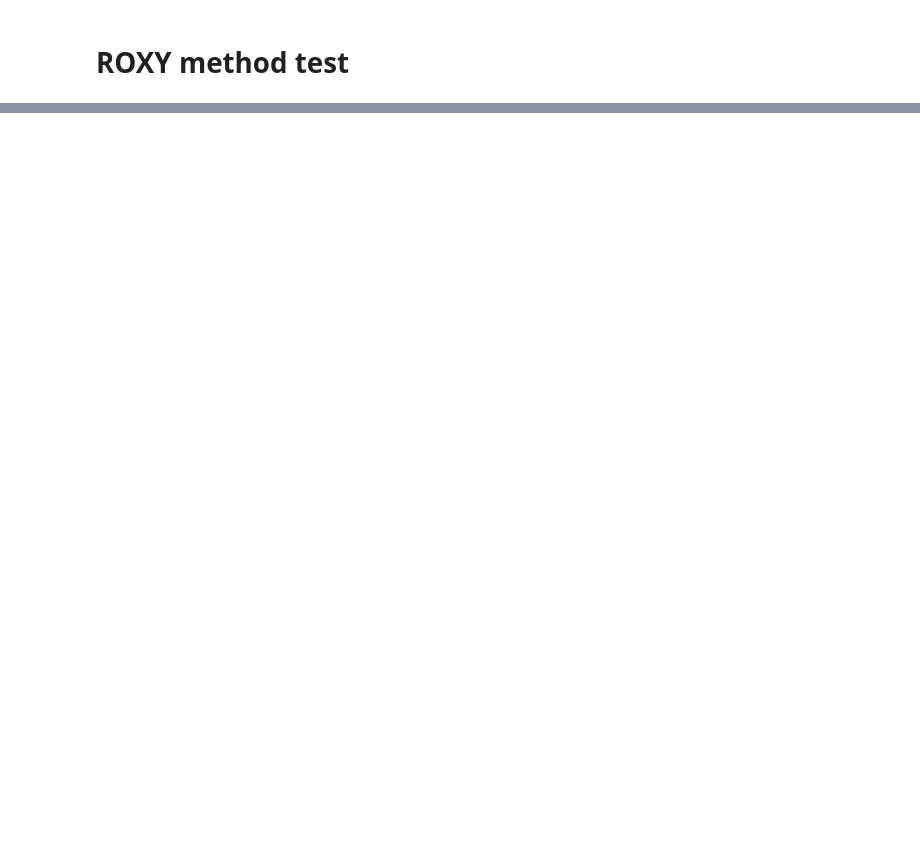
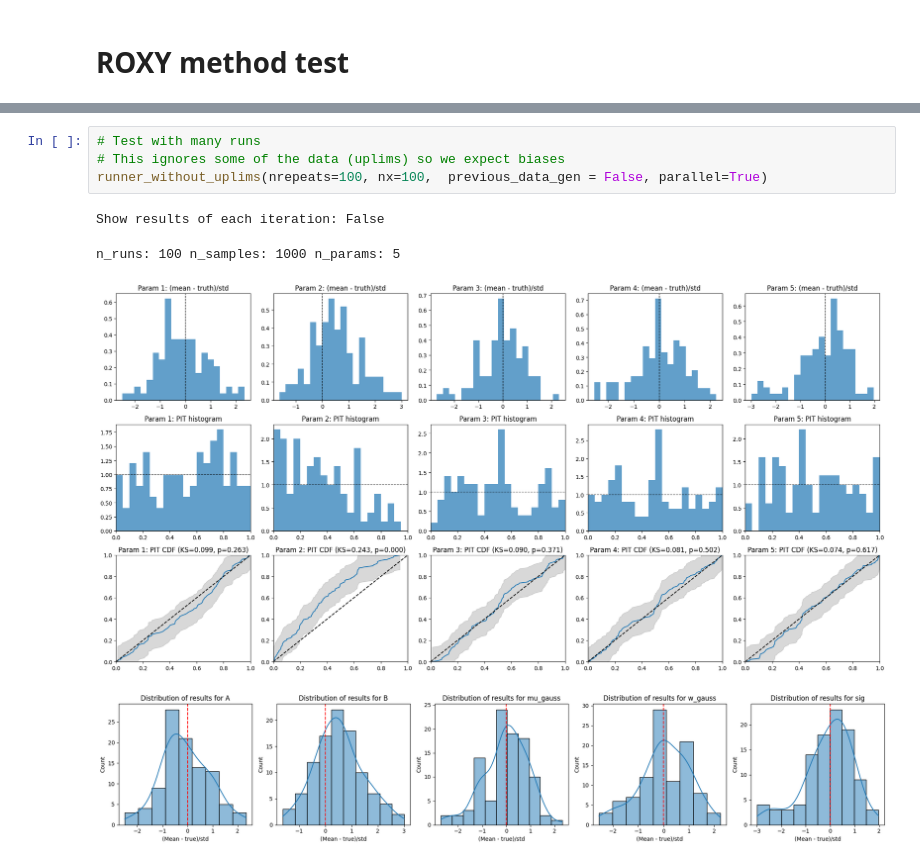
Before and after one commit to JustineCrook/Linear_regression, a Jupyter notebook: 1_1_roxy_method_test.ipynb, the cells around one changed output, grey strips where cells are left out. Cells and saved outputs as stored; diff of their text form; blank space fills up the shorter version.

```diff
--- a/1_1_roxy_method_test.ipynb
+++ b/1_1_roxy_method_test.ipynb
@@ -102,0 +67,9 @@ RUN #11
+# %%
+# Test with many runs
+# This ignores some of the data (uplims) so we expect biases
+runner_without_uplims(nrepeats=100, nx=100,  previous_data_gen = False, parallel=True)
+# %% [output]
+Show results of each iteration: False
+n_runs: 100 n_samples: 1000 n_params: 5
+[figure, added]
+[figure, added]
```
Also changed, not shown: parts of 7 cells of this notebook, 4 other files.
